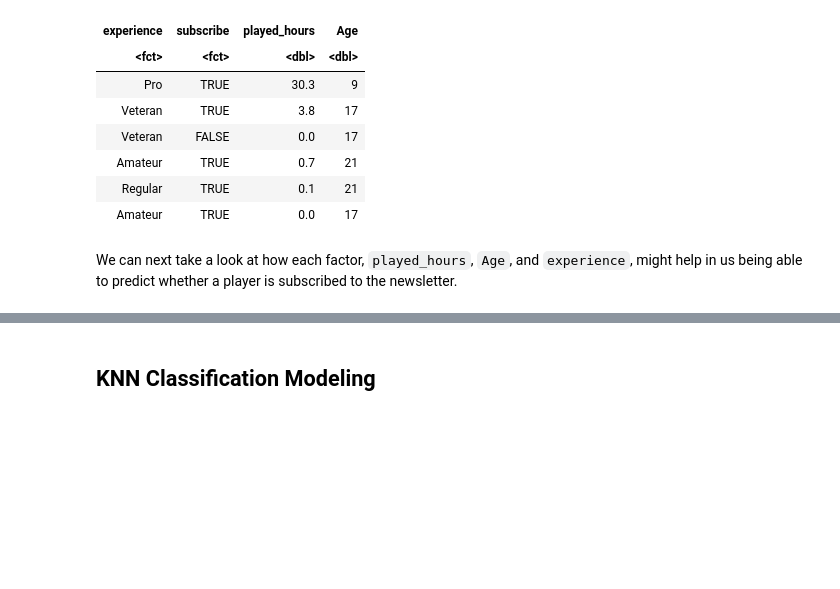
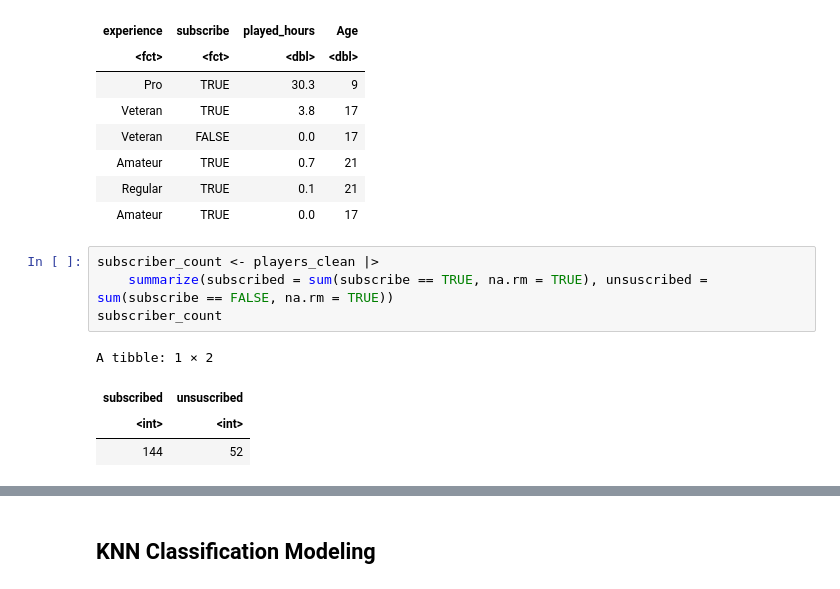
Before and after one commit to yunan-Deng/data_science_100_group33, a Jupyter notebook: Final Project Report.ipynb, the cells around one changed output, grey strips where cells are left out. Drawn from its saved outputs; the diff is of its cells as text; blank space fills up the shorter version.

```diff
--- a/Final Project Report.ipynb
+++ b/Final Project Report.ipynb
@@ -82,5 +82,12 @@ A tibble: 6 × 4
 | Amateur | TRUE | 0.7 | 21 |
 | Regular | TRUE | 0.1 | 21 |
 | Amateur | TRUE | 0.0 | 17 |
-# %% [markdown]
-We can next take a look at how each factor, `played_hours`, `Age`, and `experience`, might help in us being able to predict whether a player is subscribed to the newsletter.
+# %%
+subscriber_count <- players_clean |>
+    summarize(subscribed = sum(subscribe == TRUE, na.rm = TRUE), unsuscribed = sum(subscribe == FALSE, na.rm = TRUE))
+subscriber_count
+# %% [output]
+A tibble: 1 × 2
+| subscribed | unsuscribed |
+| <int> | <int> |
+| 144 | 52 |
```
Also changed, not shown: parts of 12 cells of this notebook.
